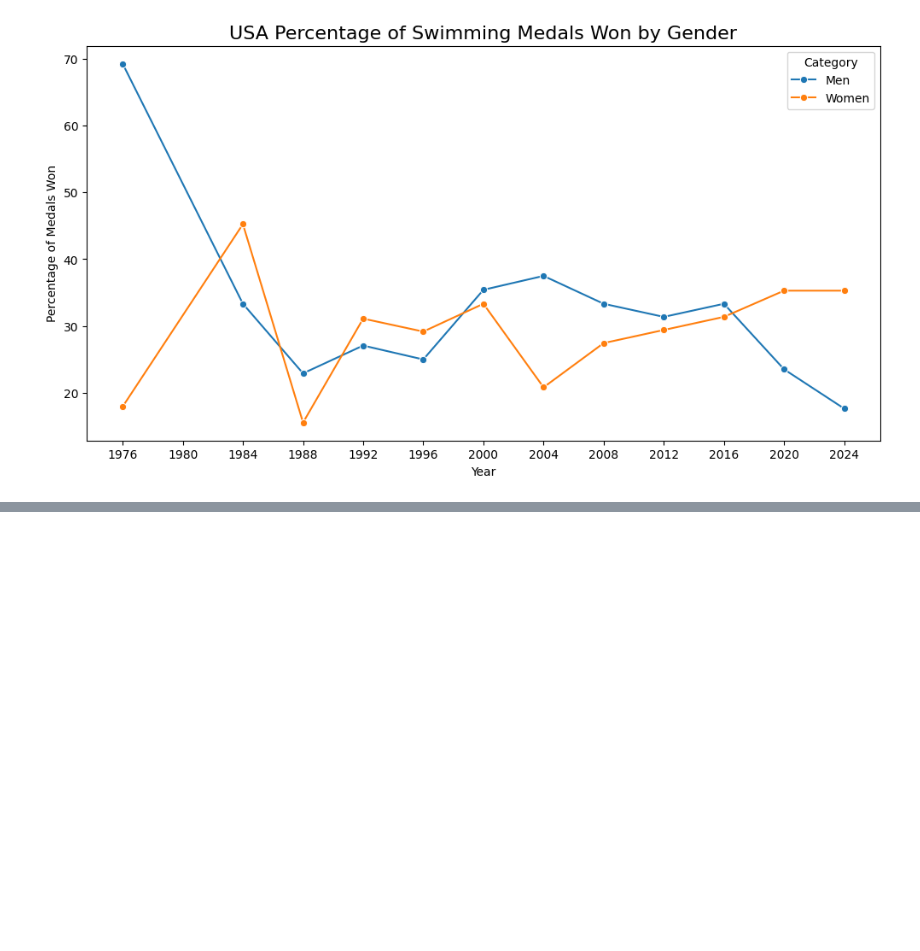
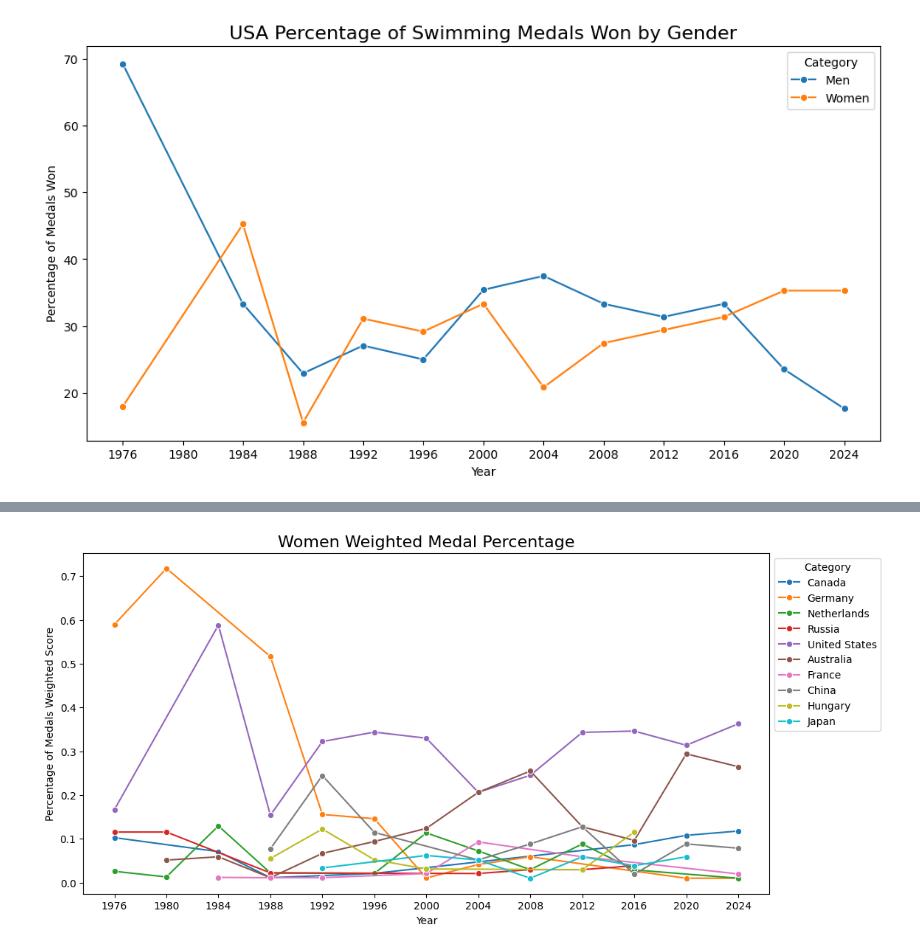
Before and after one commit to dagartga/olympics-data-project, a Jupyter notebook: olympics_data_project/notebooks/olympics_swimming_eda.ipynb, the cells around one changed output, grey strips where cells are left out. Saved outputs shown, nothing was run; the diff lists cells and outputs as text; code cells hidden in the pictures; blank space fills up the shorter version.

```diff
--- a/olympics_data_project/notebooks/olympics_swimming_eda.ipynb
+++ b/olympics_data_project/notebooks/olympics_swimming_eda.ipynb
@@ -470,0 +583,16 @@ plt.show()
+# %%
+women_recent_wt_medals_df = pct_weighted_medals(women_swim_df)
+women_top_ten_results = top_ten_countries(women_recent_wt_medals_df)
+women_top_ten_wt_df = women_recent_wt_medals_df[women_recent_wt_medals_df['Country'].isin(women_top_ten_results['Country'].unique())]
+
+# plot the line for percentage of medals won by the US
+plt.figure(figsize=(12, 6))
+sns.lineplot(y='Pct_Medal_Score', x='Year', data=women_top_ten_wt_df, hue='Country', marker='o')
+plt.title('Women Weighted Medal Score', fontsize=16)
+plt.xlabel('Year')
+plt.ylabel('Percentage of Medals Weighted Score')
+plt.xticks(np.arange(1976, 2025, 4))
+plt.legend(title='Category', bbox_to_anchor=(1, 1))
+plt.show()
+# %% [output]
+[figure, added]
```
Also changed, not shown: parts of 16 cells of this notebook.
